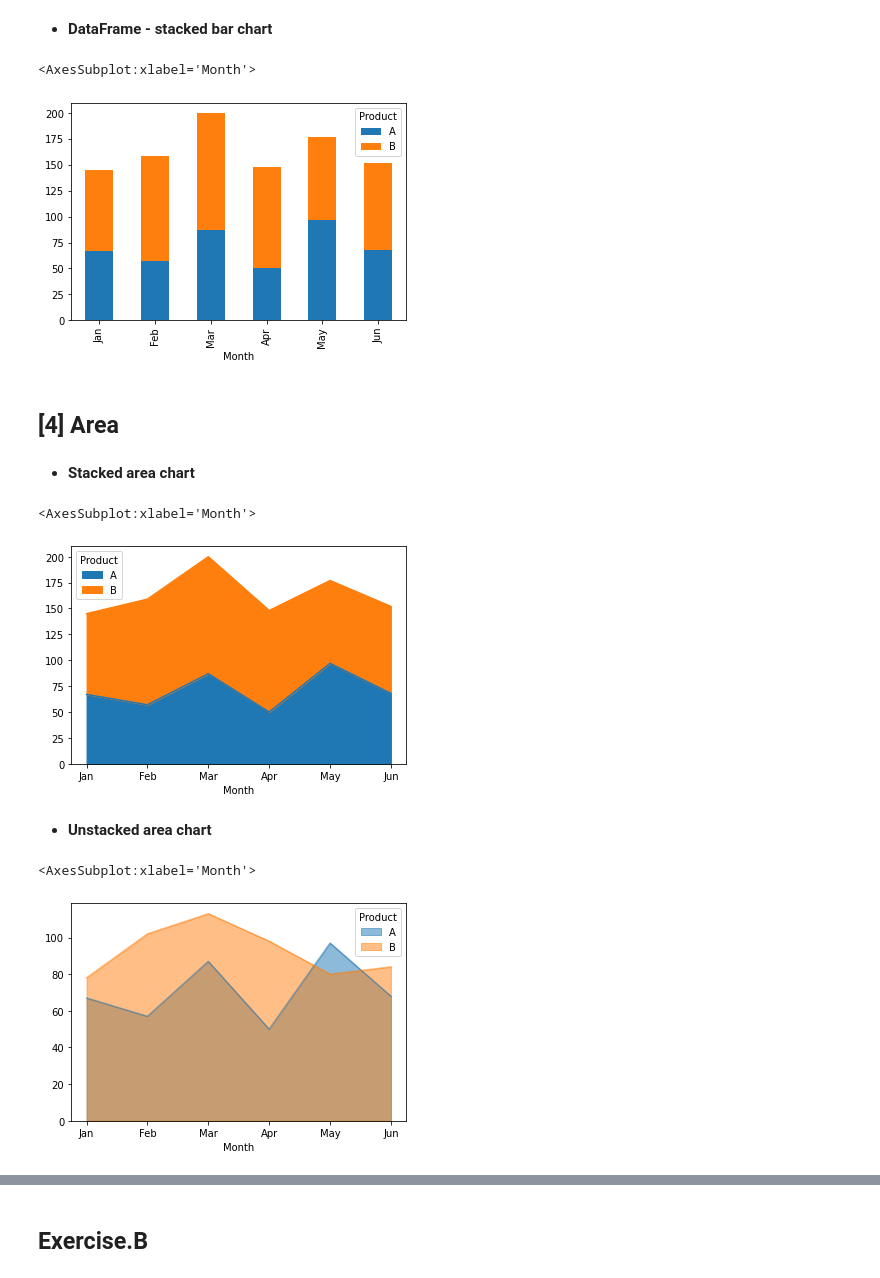
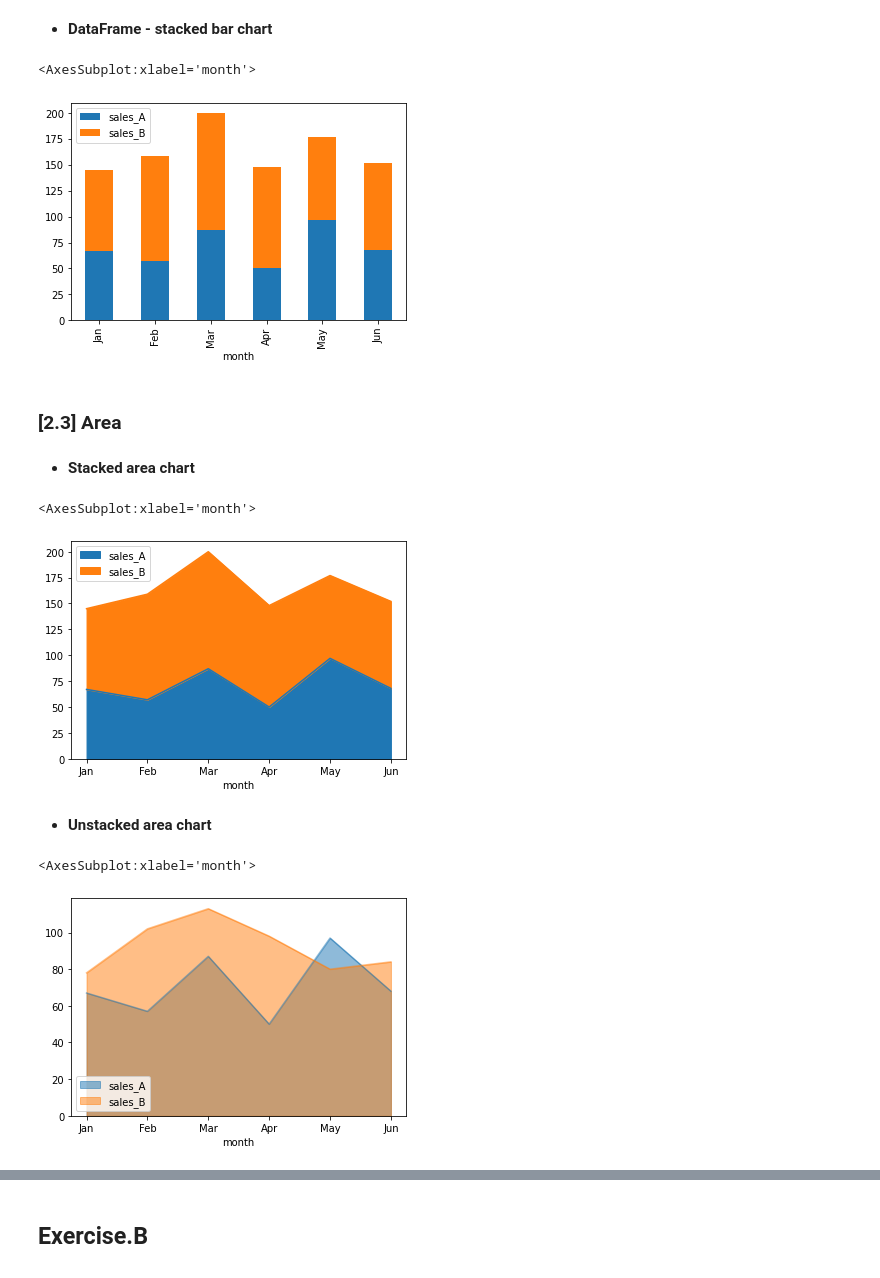
Before and after one commit to elthin/EBA3400, a Jupyter notebook: 02_jupyter_lecture/11_Pandas4 visualization.ipynb, the cells around one changed output, grey strips where cells are left out. Cells and saved outputs as stored; diff of their text form; code cells hidden in the pictures.

```diff
--- a/02_jupyter_lecture/11_Pandas4 visualization.ipynb
+++ b/02_jupyter_lecture/11_Pandas4 visualization.ipynb
@@ -136,0 +112,5 @@ sales_df_wide.plot(y = "A")
+# %%
+product_df = pd.DataFrame({"month":["Jan","Feb","Mar","Apr","May","Jun"],
+                           "sales_A":[67, 57, 87, 50, 97, 68],
+                           "sales_B":[78, 102, 113, 98, 80, 84]})
+product_df
@@ -286,24 +218,29 @@ sales_df_wide.plot(kind = "bar", y= ["A","B"])
 # %% [markdown]
 - **DataFrame - stacked bar chart**
 # %%
-sales_df_wide.plot(kind = "bar", y= ["A","B"], stacked = True)
+product_df.plot(kind = "bar", x = "month", y = ["sales_A","sales_B"], stacked = True)
 # %% [output]
-<AxesSubplot:xlabel='Month'>
+<AxesSubplot:xlabel='month'>
-[figure, old version]
+[figure, new version]
 # %% [markdown]
-## [4] Area
+### [2.3] Area
 # %% [markdown]
 - **Stacked area chart**
 # %%
-sales_df_wide.plot(kind = "area", y= ["A","B"]) #stacked = False
+product_df.plot(kind = "area",
+                x = "month",
+                y = ["sales_A","sales_B"])  #By default, stacked = False
 # %% [output]
-<AxesSubplot:xlabel='Month'>
+<AxesSubplot:xlabel='month'>
-[figure, old version]
+[figure, new version]
 # %% [markdown]
 - **Unstacked area chart**
 # %%
-sales_df_wide.plot(kind = "area", y= ["A","B"], stacked = False)
+product_df.plot(kind = "area",
+                x = "month",
+                y = ["sales_A","sales_B"],
+                stacked = False)
 # %% [output]
-<AxesSubplot:xlabel='Month'>
+<AxesSubplot:xlabel='month'>
-[figure, old version]
+[figure, new version]
 # %% [markdown]
```
Also changed, not shown: parts of 107 cells of this notebook, 30 other files.
